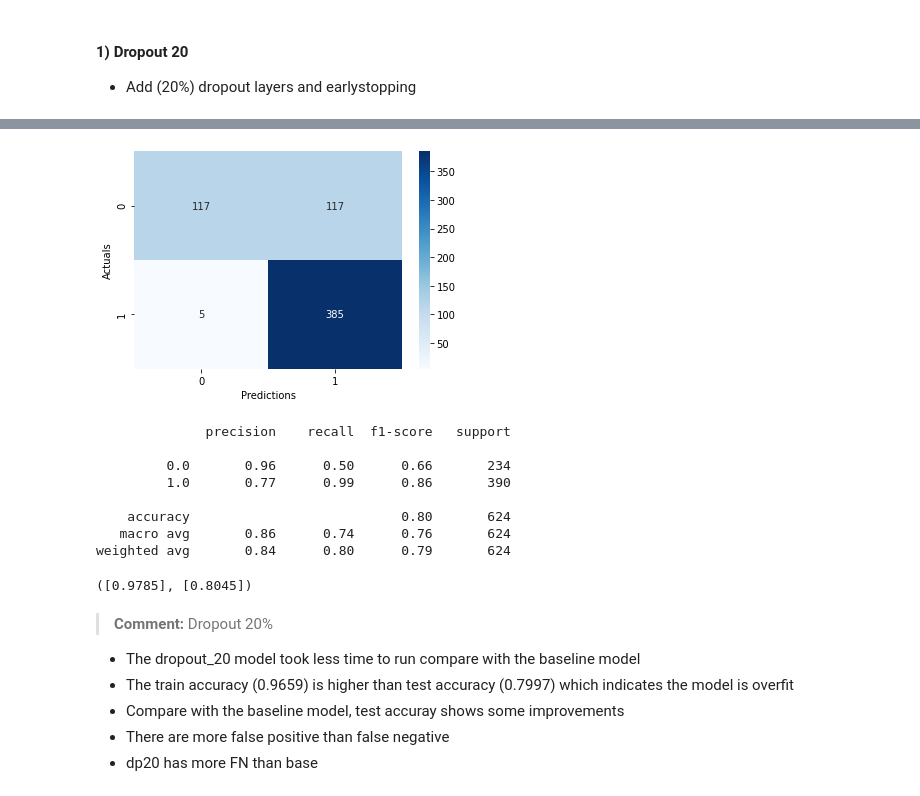
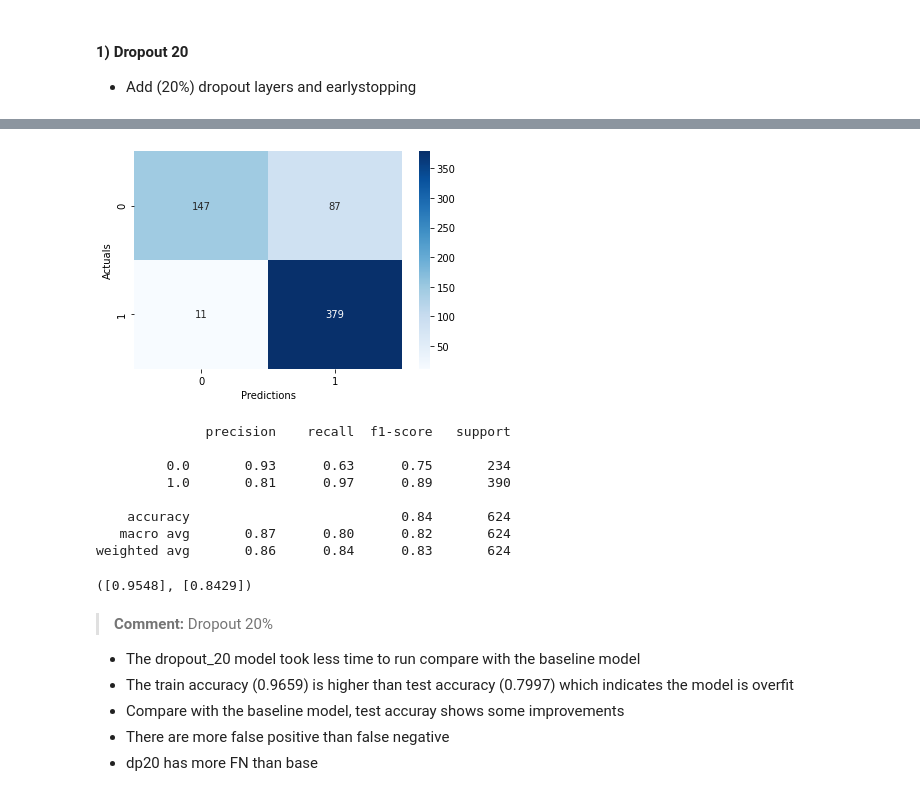
Before and after one commit to jingyunw/CNN_Image_Classification, a Jupyter notebook: Google_Colab_Pneumonia_Detection_Deep_Learning.ipynb, the cells around one changed output, grey strips where cells are left out. Drawn from its saved outputs; the diff is of its cells as text; code cells hidden in the pictures.

```diff
--- a/Google_Colab_Pneumonia_Detection_Deep_Learning.ipynb
+++ b/Google_Colab_Pneumonia_Detection_Deep_Learning.ipynb
@@ -484,5 +663,5 @@ visualize_training_results(dropout_20_history)
 # %%
-dp20 = load_model('/content/saved_models/dropout_20.h5')
-dp20m = model_evaluation(dp20)
-dp20m
+dp30 = load_model('/content/saved_models/dropout_30.h5')
+dp30m = model_evaluation(dp30)
+dp30m
 # %% [output]
@@ -495,13 +674,13 @@ Test Accuracy:0.8045
-[figure, old version]
+[figure, new version]
               precision    recall  f1-score   support
 
-         0.0       0.96      0.50      0.66       234
-         1.0       0.77      0.99      0.86       390
+         0.0       0.93      0.63      0.75       234
+         1.0       0.81      0.97      0.89       390
 
-    accuracy                           0.80       624
-   macro avg       0.86      0.74      0.76       624
-weighted avg       0.84      0.80      0.79       624
+    accuracy                           0.84       624
+   macro avg       0.87      0.80      0.82       624
+weighted avg       0.86      0.84      0.83       624
-([0.9785], [0.8045])
+([0.9548], [0.8429])
 # %% [markdown]
 >**Comment:** Dropout 20%
 - The dropout_20 model took less time to run compare with the baseline model
```
Also changed, not shown: parts of 83 cells of this notebook.
